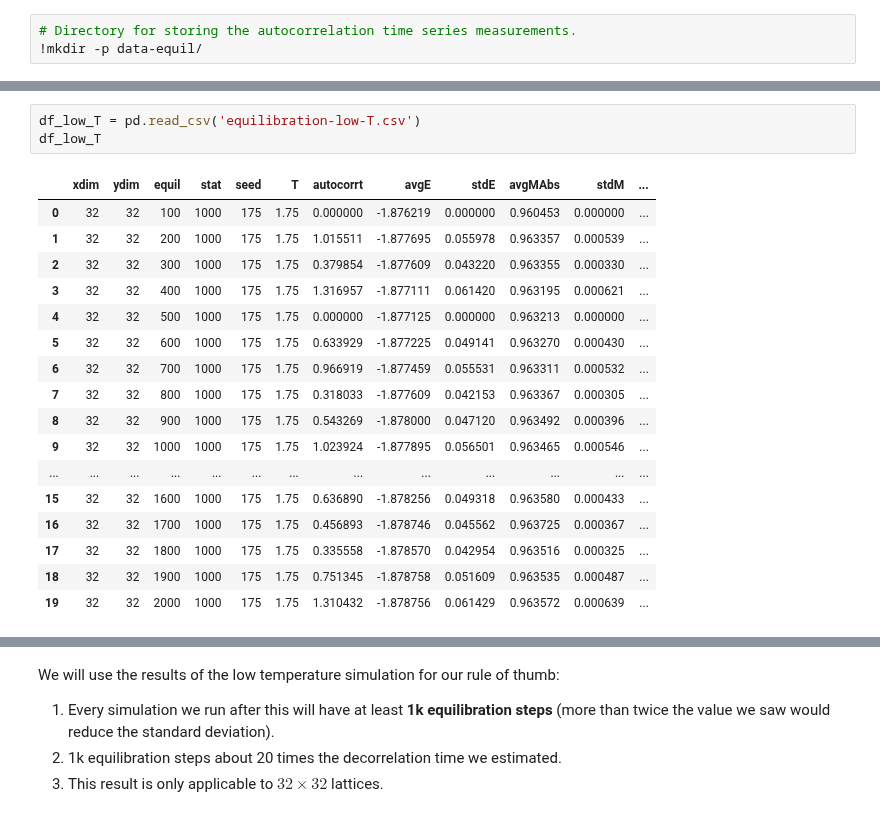
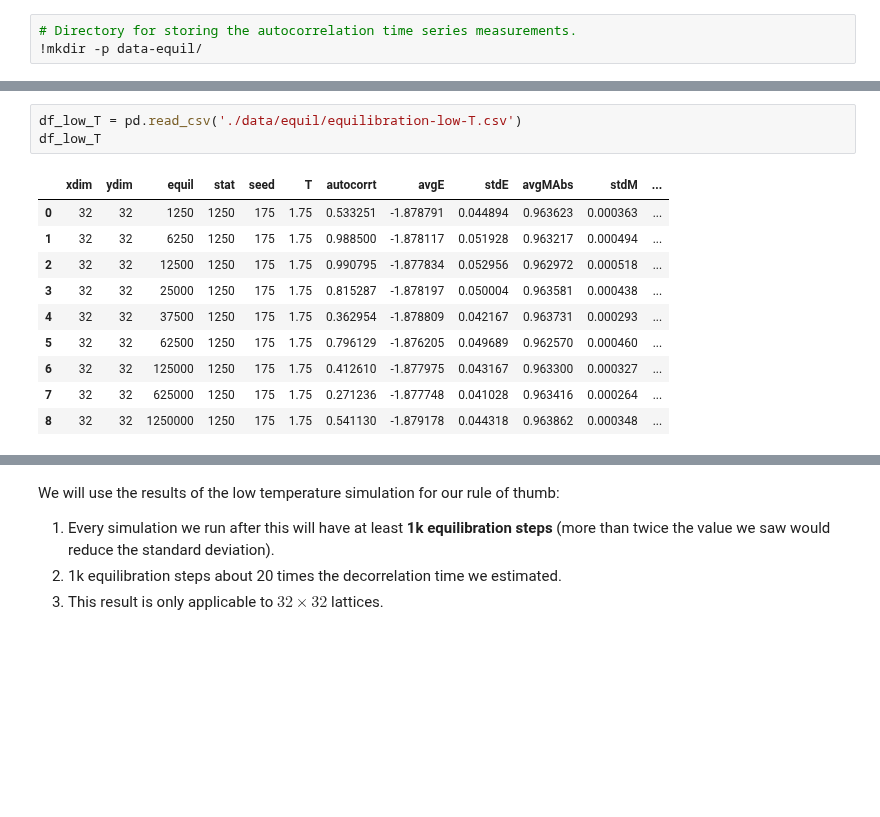
Before and after one commit to seafoodfry/numerical-analysis, a Jupyter notebook: qft/ising/Ising-model.ipynb, the cells around one changed output, grey strips where cells are left out. Drawn from its saved outputs; the diff is of its cells as text; blank space fills up the shorter version.

```diff
--- a/qft/ising/Ising-model.ipynb
+++ b/qft/ising/Ising-model.ipynb
@@ -798,24 +782,17 @@ for steps in tqdm(range(1,21)):
 # %%
-df_low_T = pd.read_csv('equilibration-low-T.csv')
+df_low_T = pd.read_csv('./data/equil/equilibration-low-T.csv')
 df_low_T
 # %% [output]
 |  | xdim | ydim | equil | stat | seed | T | autocorrt | avgE | stdE | avgMAbs | stdM | ... |
-| 0 | 32 | 32 | 100 | 1000 | 175 | 1.75 | 0.000000 | -1.876219 | 0.000000 | 0.960453 | 0.000000 | ... |
-| 1 | 32 | 32 | 200 | 1000 | 175 | 1.75 | 1.015511 | -1.877695 | 0.055978 | 0.963357 | 0.000539 | ... |
-| 2 | 32 | 32 | 300 | 1000 | 175 | 1.75 | 0.379854 | -1.877609 | 0.043220 | 0.963355 | 0.000330 | ... |
-| 3 | 32 | 32 | 400 | 1000 | 175 | 1.75 | 1.316957 | -1.877111 | 0.061420 | 0.963195 | 0.000621 | ... |
-| 4 | 32 | 32 | 500 | 1000 | 175 | 1.75 | 0.000000 | -1.877125 | 0.000000 | 0.963213 | 0.000000 | ... |
-| 5 | 32 | 32 | 600 | 1000 | 175 | 1.75 | 0.633929 | -1.877225 | 0.049141 | 0.963270 | 0.000430 | ... |
-| 6 | 32 | 32 | 700 | 1000 | 175 | 1.75 | 0.966919 | -1.877459 | 0.055531 | 0.963311 | 0.000532 | ... |
-| 7 | 32 | 32 | 800 | 1000 | 175 | 1.75 | 0.318033 | -1.877609 | 0.042153 | 0.963367 | 0.000305 | ... |
-| 8 | 32 | 32 | 900 | 1000 | 175 | 1.75 | 0.543269 | -1.878000 | 0.047120 | 0.963492 | 0.000396 | ... |
-| 9 | 32 | 32 | 1000 | 1000 | 175 | 1.75 | 1.023924 | -1.877895 | 0.056501 | 0.963465 | 0.000546 | ... |
-| ... | ... | ... | ... | ... | ... | ... | ... | ... | ... | ... | ... | ... |
-| 15 | 32 | 32 | 1600 | 1000 | 175 | 1.75 | 0.636890 | -1.878256 | 0.049318 | 0.963580 | 0.000433 | ... |
-| 16 | 32 | 32 | 1700 | 1000 | 175 | 1.75 | 0.456893 | -1.878746 | 0.045562 | 0.963725 | 0.000367 | ... |
-| 17 | 32 | 32 | 1800 | 1000 | 175 | 1.75 | 0.335558 | -1.878570 | 0.042954 | 0.963516 | 0.000325 | ... |
-| 18 | 32 | 32 | 1900 | 1000 | 175 | 1.75 | 0.751345 | -1.878758 | 0.051609 | 0.963535 | 0.000487 | ... |
-| 19 | 32 | 32 | 2000 | 1000 | 175 | 1.75 | 1.310432 | -1.878756 | 0.061429 | 0.963572 | 0.000639 | ... |
+| 0 | 32 | 32 | 1250 | 1250 | 175 | 1.75 | 0.533251 | -1.878791 | 0.044894 | 0.963623 | 0.000363 | ... |
+| 1 | 32 | 32 | 6250 | 1250 | 175 | 1.75 | 0.988500 | -1.878117 | 0.051928 | 0.963217 | 0.000494 | ... |
+| 2 | 32 | 32 | 12500 | 1250 | 175 | 1.75 | 0.990795 | -1.877834 | 0.052956 | 0.962972 | 0.000518 | ... |
+| 3 | 32 | 32 | 25000 | 1250 | 175 | 1.75 | 0.815287 | -1.878197 | 0.050004 | 0.963581 | 0.000438 | ... |
+| 4 | 32 | 32 | 37500 | 1250 | 175 | 1.75 | 0.362954 | -1.878809 | 0.042167 | 0.963731 | 0.000293 | ... |
+| 5 | 32 | 32 | 62500 | 1250 | 175 | 1.75 | 0.796129 | -1.876205 | 0.049689 | 0.962570 | 0.000460 | ... |
+| 6 | 32 | 32 | 125000 | 1250 | 175 | 1.75 | 0.412610 | -1.877975 | 0.043167 | 0.963300 | 0.000327 | ... |
+| 7 | 32 | 32 | 625000 | 1250 | 175 | 1.75 | 0.271236 | -1.877748 | 0.041028 | 0.963416 | 0.000264 | ... |
+| 8 | 32 | 32 | 1250000 | 1250 | 175 | 1.75 | 0.541130 | -1.879178 | 0.044318 | 0.963862 | 0.000348 | ... |
 # %%
 # Use df.index instead of df['equil'] to plot against the number of the simulation.
 plt.errorbar(x=df_low_T['equil'], y=df_low_T['avgE'], yerr=df_low_T['stdE'], fmt='o', capsize=6)
```
Also changed, not shown: parts of 39 cells of this notebook, 1 other file.
